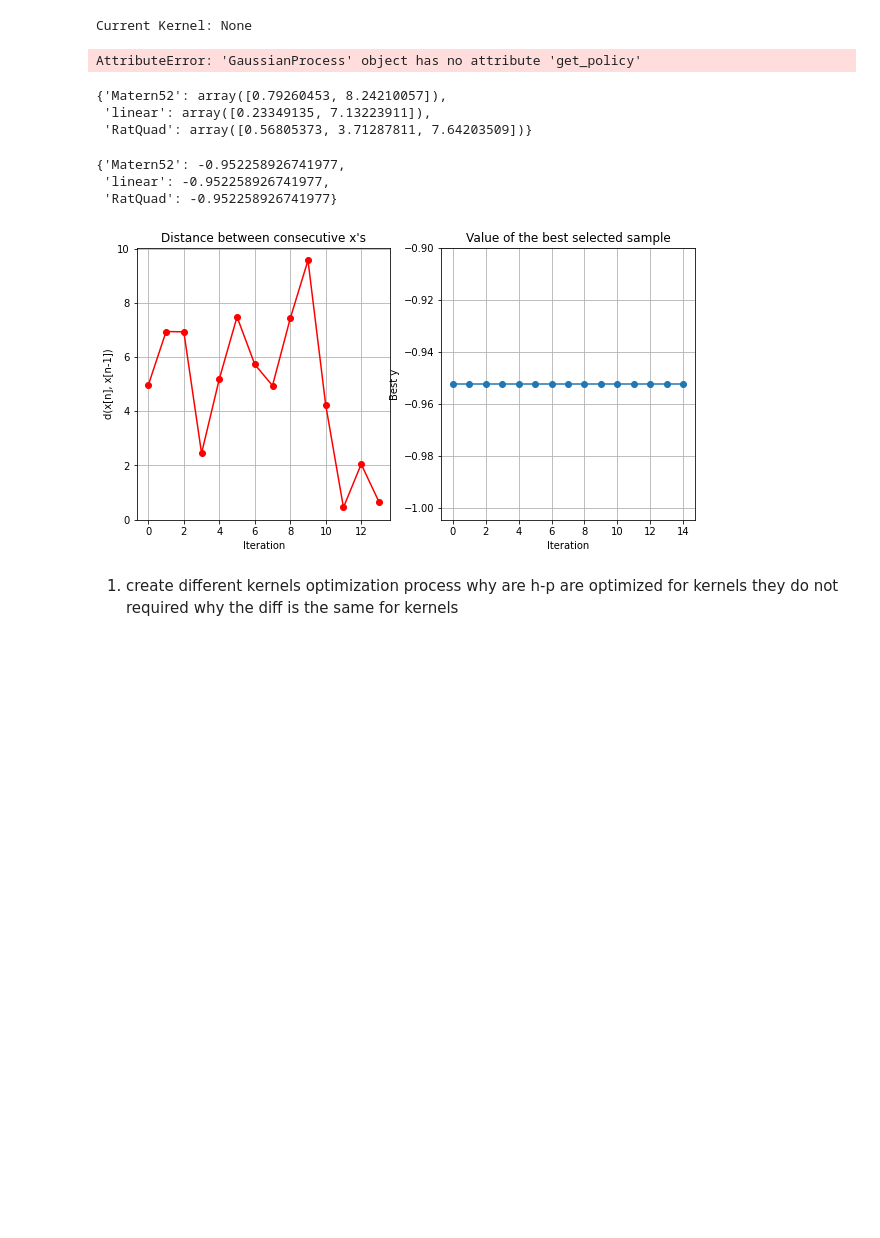
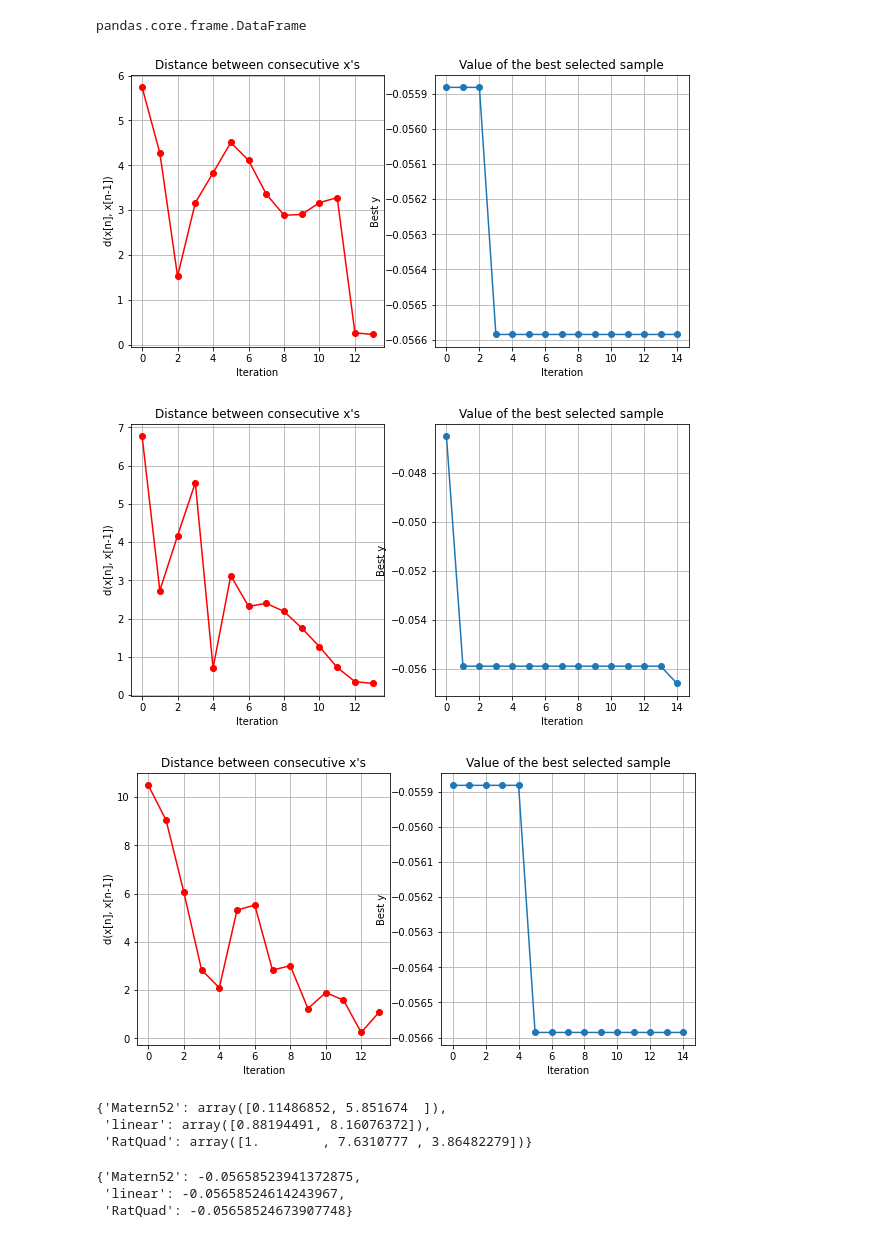
Before and after one commit to eladvromen/GP_optimization, a Jupyter notebook: GP_OPTIMIZATION.ipynb, the cells around one changed output. Saved outputs shown, nothing was run; the diff lists cells and outputs as text; code cells hidden in the pictures; blank space fills up the shorter version.

Commit message:
first optimization correct GP

```diff
--- a/GP_OPTIMIZATION.ipynb
+++ b/GP_OPTIMIZATION.ipynb
@@ -3,4 +3,4 @@ import pandas as pd
 import numpy as np
 import matplotlib.pyplot as plt
 import time
-EXPERT_PATH = '..\\research\data_expert_demo.h5'
+EXPERT_PATH = ['..\\research\data_expert_demo.h5', "..\\research\data_expert_demo_17_1.h5","..\\research\data_expert_demo_3.h5","..\\research\data_expert_demo_4.h5"]
@@ -17,3 +7,20 @@ expert_data.head(5)
+# %%
+
+
+combined_df = pd.DataFrame()  # Create an empty DataFrame to store the combined data
+
+for path in EXPERT_PATH:
+    try:
+        data = pd.read_hdf(path)
+        combined_df = pd.concat([combined_df, data])  # Concatenate the current file's data to the combined DataFrame
+    except FileNotFoundError:
+        print('File {} not found'.format(path))
+
+
+expert_data =combined_df
+type(expert_data)
+# %% [output]
+pandas.core.frame.DataFrame
 # %%
 import enum
 import random
@@ -198,10 +205,21 @@ class GaussianProcess:
 
         self.bayes_opt.model.max_iters = 1000
         self.bayes_opt.update_model_with_kernel(kernel)
+
+
+
     def get_current_kernel(self):
         if not hasattr(self, "bayes_opt"):
             return None
         return self.bayes_opt.model.model.kern
+def compare_to_best_policy(policy_argmax, best_argmax, best_error_diff=1):
+        num_diff_cases = np.sum(np.abs(policy_argmax-best_argmax))
+
+        abs_diff = num_diff_cases / policy_argmax.shape[0]
+    #weighted_diff = np.sum(best_error_diff[policy_argmax!=best_argmax]) / \
+     #                       (np.median(best_error_diff) * best_error_diff.shape[0])
+
+        return abs_diff
 # %%
 def error_diff_to_utility_for_opt(error_pre_pitch, error_post_pitch, error_pre_timing, error_post_timing, a=1):
     diff_timing = error_post_timing - error_pre_timing
@@ -311,10 +329,10 @@ def objective_function(x, kernel_type):
         raise ValueError("Invalid kernel type")
 
     gp.update_model_with_kernel(kernel)
-    current_kernel = gp.get_current_kernel()
+    #current_kernel = gp.get_current_kernel()
 
 # Check if the kernel initialization was done correctly
-    print("Current Kernel:", current_kernel)
+    #print("Current Kernel:", current_kernel)
     # Calculate the utility using the expert data and the GP model
     recorded_points = expert_data[["error_before_right_timing","error_before_left_timing", "error_before_right_pitch","error_before_left_pitch", "practice_mode", "bpm","utility"]]
     policy_diff = policy_diff_for_single_gp(gp, recorded_points)
@@ -332,53 +350,46 @@ kernel_types = ['Matern52', 'linear', 'RatQuad']
 rqk_bounds = [{'name': 'variance', 'type': 'continuous', 'domain': (0.01, 1)},
           {'name': 'lengthscale', 'type': 'continuous', 'domain': (0.1, 10)},
           {'name': 'alpha', 'type': 'continuous', 'domain': (0.1, 10)}]
 
 bounds = [{'name': 'variance', 'type': 'continuous', 'domain': (0.01, 1)},
           {'name': 'lengthscale', 'type': 'continuous', 'domain': (0.1, 10)}]
 
 best_gp_dict ={}
 best_gp_dict_policy = {}
 for kernel_type in kernel_types:
 
     obj_func = lambda x: objective_function(x, kernel_type)
     if kernel_type == 'RatQuad':
         bounds_ = rqk_bounds
     else:
         bounds_ = bounds
     bo = BayesianOptimization(f=obj_func,
                               domain=bounds_,
                               acquisition_type='EI',
                               acquisition_jitter=0.05,
                               num_cores=1)
     # Run the optimization
-    bo.run_optimization(max_iter=5)
+    bo.run_optimization(max_iter=10)
     # Get the best set of hyperparameters
     bo.plot_convergence()
 
     best_hyperparameters = bo.x_opt
     best_mean_policy_diff = bo.fx_opt
     best_gp_dict[kernel_type] = best_hyperparameters
     best_gp_dict_policy[kernel_type] = best_mean_policy_diff
 # %% [output]
-Current Kernel: None
-AttributeError: 'GaussianProcess' object has no attribute 'get_policy'
+[figure, added]
+[figure, added]
+[figure, added]
 # %%
 best_gp_dict
 # %% [output]
-{'Matern52': array([0.79260453, 8.24210057]),
- 'linear': array([0.23349135, 7.13223911]),
- 'RatQuad': array([0.56805373, 3.71287811, 7.64203509])}
+{'Matern52': array([0.11486852, 5.851674  ]),
+ 'linear': array([0.88194491, 8.16076372]),
+ 'RatQuad': array([1.        , 7.6310777 , 3.86482279])}
 # %%
 best_gp_dict_policy
 # %% [output]
-{'Matern52': -0.952258926741977,
- 'linear': -0.952258926741977,
- 'RatQuad': -0.952258926741977}
+{'Matern52': -0.05658523941372875,
+ 'linear': -0.05658524614243967,
+ 'RatQuad': -0.05658524673907748}
-# %%
-bo.plot_convergence()
-# %% [output]
-[figure, removed]
-# %% [markdown]
-1. create different kernels optimization process
-why are h-p are optimized for kernels they do not required
-why the diff is the same for kernels
```
Also changed, not shown: parts of 4 cells of this notebook, 3 other files.
